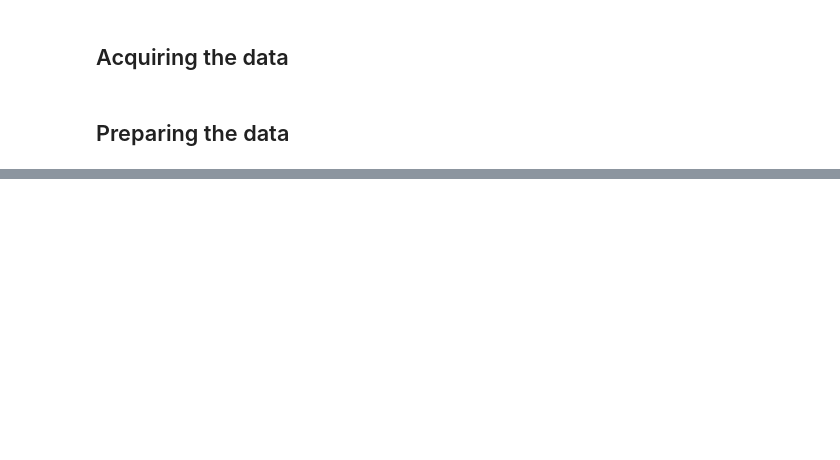
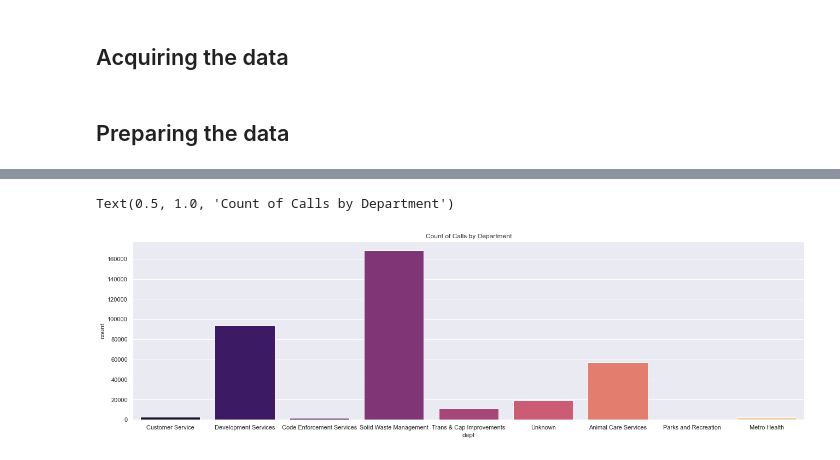
Before and after one commit to 3-1-1-Codeup/project, a Jupyter notebook: workbooks/sam/Iteration_2/sams_it2.ipynb, the cells around one changed output, grey strips where cells are left out. Drawn from its saved outputs; the diff is of its cells as text; code cells hidden in the pictures; blank space fills up the shorter version.

```diff
--- a/workbooks/sam/Iteration_2/sams_it2.ipynb
+++ b/workbooks/sam/Iteration_2/sams_it2.ipynb
@@ -31,0 +69,9 @@ df.describe()
+# %%
+# A distribution of calls by department. Solid waste management makes up around half of all calls.
+
+plt.subplots(figsize=(22, 6))
+sns.set_theme(style="darkgrid")
+sns.countplot(data = df, x = 'dept', palette = 'magma').set_title('Count of Calls by Department')
+# %% [output]
+Text(0.5, 1.0, 'Count of Calls by Department')
+[figure, added]
```
Also changed, not shown: parts of 125 cells of this notebook, 3 other files.
